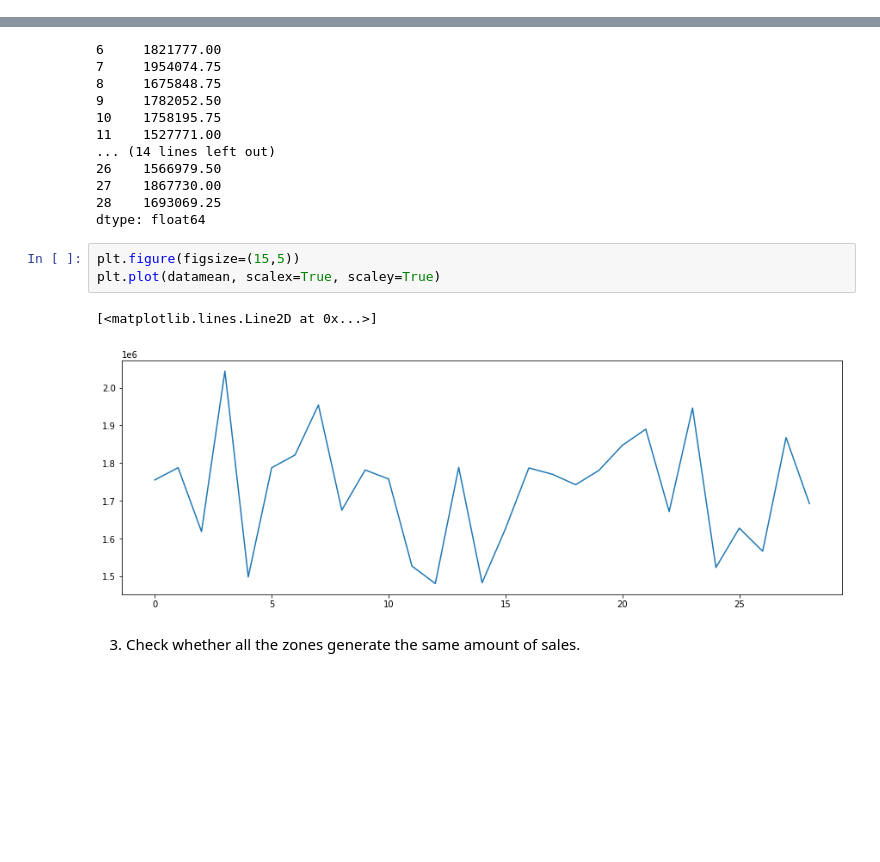
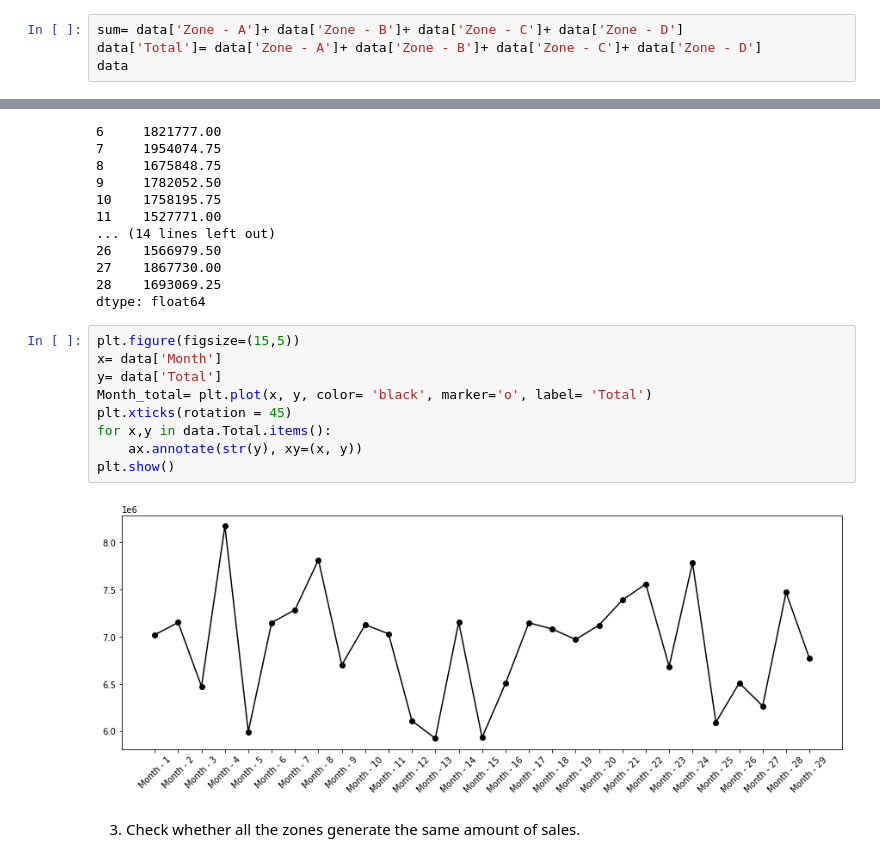
Before and after one commit to Stevelal96/DSA, a Jupyter notebook: Case Study- ANOVA.ipynb, the cells around one changed output, grey strips where cells are left out. Saved outputs shown, nothing was run; the diff lists cells and outputs as text; blank space fills up the shorter version.

```diff
--- a/Case Study- ANOVA.ipynb
+++ b/Case Study- ANOVA.ipynb
@@ -69,0 +89,4 @@ datamean= data.mean(axis=1)
+# %%
+sum= data['Zone - A']+ data['Zone - B']+ data['Zone - C']+ data['Zone - D']
+data['Total']= data['Zone - A']+ data['Zone - B']+ data['Zone - C']+ data['Zone - D']
+data
@@ -89,10 +130,15 @@ datamean
 dtype: float64
 # %%
 plt.figure(figsize=(15,5))
-plt.plot(datamean, scalex=True, scaley=True)
+x= data['Month']
+y= data['Total']
+Month_total= plt.plot(x, y, color= 'black', marker='o', label= 'Total')
+plt.xticks(rotation = 45)
+for x,y in data.Total.items():
+    ax.annotate(str(y), xy=(x, y))
+plt.show()
 # %% [output]
-[<matplotlib.lines.Line2D at 0x...>]
-[figure, old version]
+[figure, new version]
 # %% [markdown]
 3. Check whether all the zones generate the same amount of sales.
 # %% [markdown]
```
Also changed, not shown: parts of 2 cells of this notebook.
